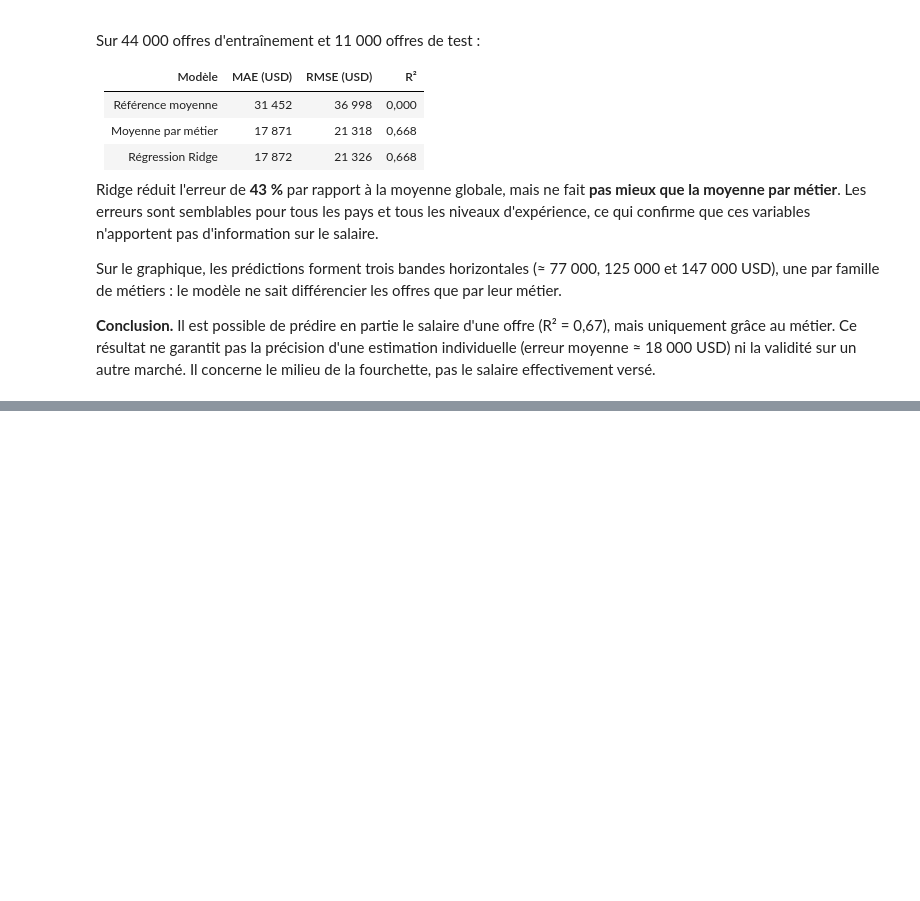
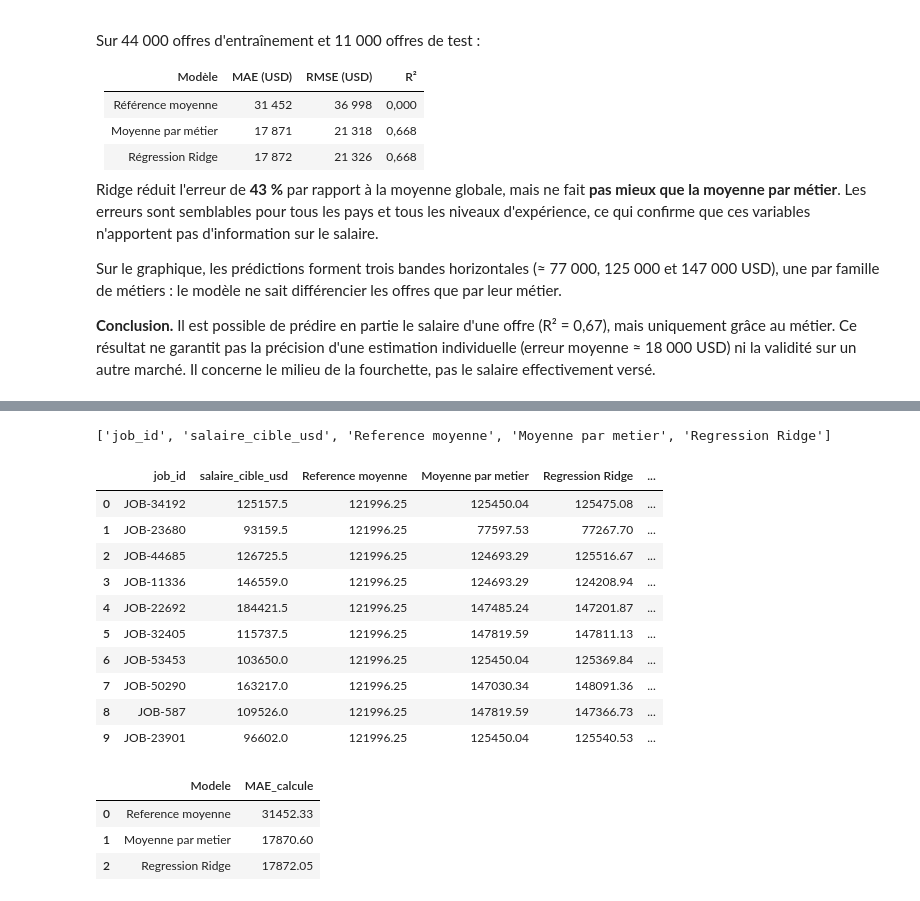
Before and after one commit to cremeliaondagui26-cloud/JobMatch, a Jupyter notebook: notebooks/05_model_evaluation.ipynb, the cells around one changed output, grey strips where cells are left out. Cells and saved outputs as stored; diff of their text form; code cells hidden in the pictures; blank space fills up the shorter version.

Commit message:
Complete salary model evaluation

```diff
--- a/notebooks/05_model_evaluation.ipynb
+++ b/notebooks/05_model_evaluation.ipynb
@@ -94,3 +94,21 @@ Ridge réduit l'erreur de **43 %** par rapport à la moyenne globale, mais ne fa
 Sur le graphique, les prédictions forment trois bandes horizontales (≈ 77 000, 125 000 et 147 000 USD), une par famille de métiers : le modèle ne sait différencier les offres que par leur métier.
 
 **Conclusion.** Il est possible de prédire en partie le salaire d'une offre (R² = 0,67), mais uniquement grâce au métier. Ce résultat ne garantit pas la précision d'une estimation individuelle (erreur moyenne ≈ 18 000 USD) ni la validité sur un autre marché. Il concerne le milieu de la fourchette, pas le salaire effectivement versé.
+# %%
+from pathlib import Path
+import sys
+import pandas as pd
+from IPython.display import display
+
+project_root = Path.cwd() if (Path.cwd() / "data/archive").exists() else Path.cwd().parent
+sys.path.insert(0, str(project_root))
+
+from src.salary_prediction import evaluate_salary_model
+
+data_dir = project_root / "data/archive"
+offres = pd.read_csv(data_dir / "fact_job_postings.csv")
+liens = pd.read_csv(data_dir / "bridge_job_skills.csv")
+
+scores, predictions = evaluate_salary_model(offres, liens)
+
+display(scores.round(3))
@@ -96,0 +136,56 @@ Sur le graphique, les prédictions forment trois bandes horizontales (≈ 77 000
+# %%
+# Vérifier les colonnes disponibles
+print(predictions.columns.tolist())
+# %% [output]
+['job_id', 'salaire_cible_usd', 'Reference moyenne', 'Moyenne par metier', 'Regression Ridge']
+# %%
+# Copier les 10 premières prédictions
+erreurs = predictions.head(10).copy()
+
+# Calculer l'erreur : salaire prédit - salaire réel
+modeles = [
+    "Reference moyenne",
+    "Moyenne par metier",
+    "Regression Ridge"
+]
+
+for modele in modeles:
+    erreurs[f"Erreur - {modele}"] = (
+        erreurs[modele] - erreurs["salaire_cible_usd"]
+    )
+
+display(erreurs.round(2))
+# %% [output]
+|  | job_id | salaire_cible_usd | Reference moyenne | Moyenne par metier | Regression Ridge | ... |
+| 0 | JOB-34192 | 125157.5 | 121996.25 | 125450.04 | 125475.08 | ... |
+| 1 | JOB-23680 | 93159.5 | 121996.25 | 77597.53 | 77267.70 | ... |
+| 2 | JOB-44685 | 126725.5 | 121996.25 | 124693.29 | 125516.67 | ... |
+| 3 | JOB-11336 | 146559.0 | 121996.25 | 124693.29 | 124208.94 | ... |
+| 4 | JOB-22692 | 184421.5 | 121996.25 | 147485.24 | 147201.87 | ... |
+| 5 | JOB-32405 | 115737.5 | 121996.25 | 147819.59 | 147811.13 | ... |
+| 6 | JOB-53453 | 103650.0 | 121996.25 | 125450.04 | 125369.84 | ... |
+| 7 | JOB-50290 | 163217.0 | 121996.25 | 147030.34 | 148091.36 | ... |
+| 8 | JOB-587 | 109526.0 | 121996.25 | 147819.59 | 147366.73 | ... |
+| 9 | JOB-23901 | 96602.0 | 121996.25 | 125450.04 | 125540.53 | ... |
+# %%
+# Comparer les erreurs absolues sur toutes les prédictions
+modeles = [
+    "Reference moyenne",
+    "Moyenne par metier",
+    "Regression Ridge"
+]
+
+comparaison_erreurs = pd.DataFrame({
+    "Modele": modeles,
+    "MAE_calcule": [
+        (predictions[m] - predictions["salaire_cible_usd"]).abs().mean()
+        for m in modeles
+    ]
+})
+
+display(comparaison_erreurs.round(2))
+# %% [output]
+|  | Modele | MAE_calcule |
+| 0 | Reference moyenne | 31452.33 |
+| 1 | Moyenne par metier | 17870.60 |
+| 2 | Regression Ridge | 17872.05 |
```
Also changed, not shown: parts of 5 cells of this notebook, 3 other files.
